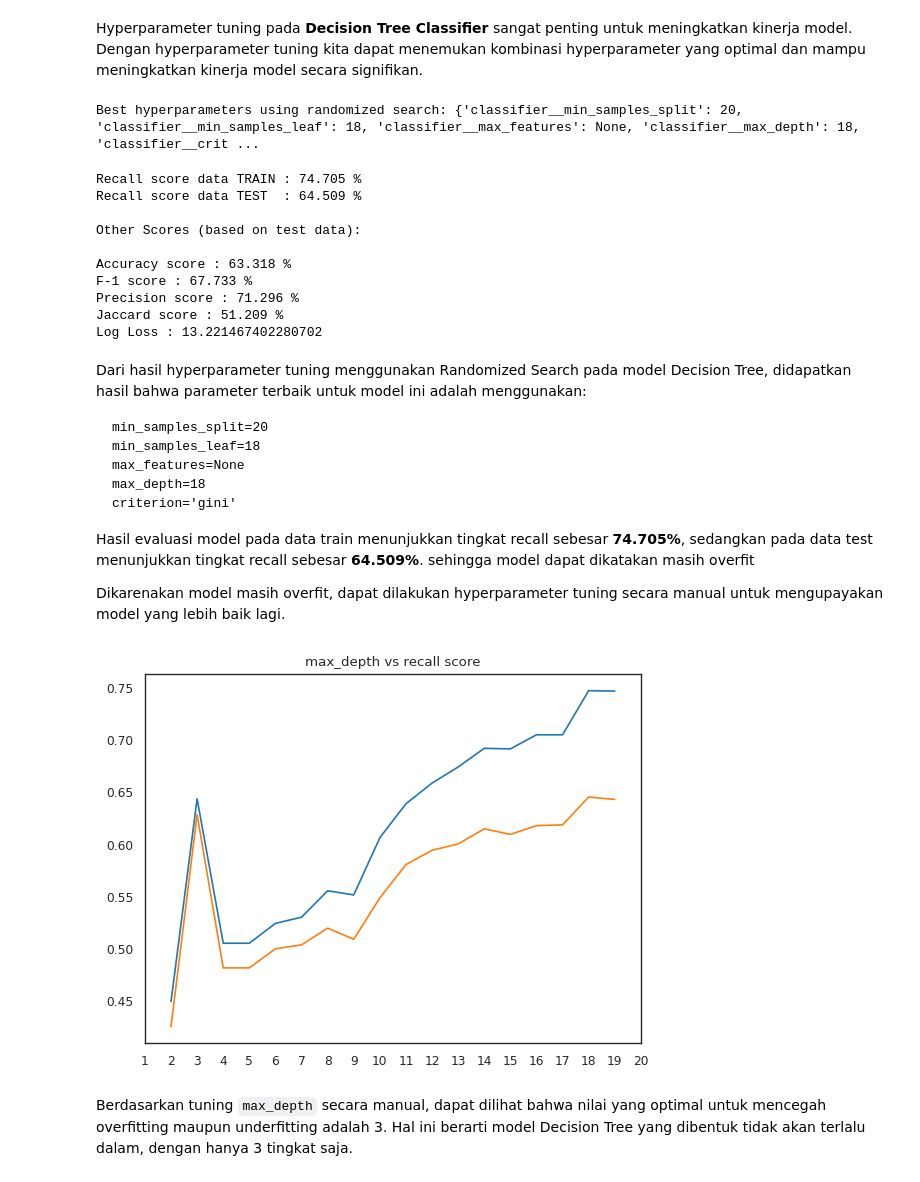
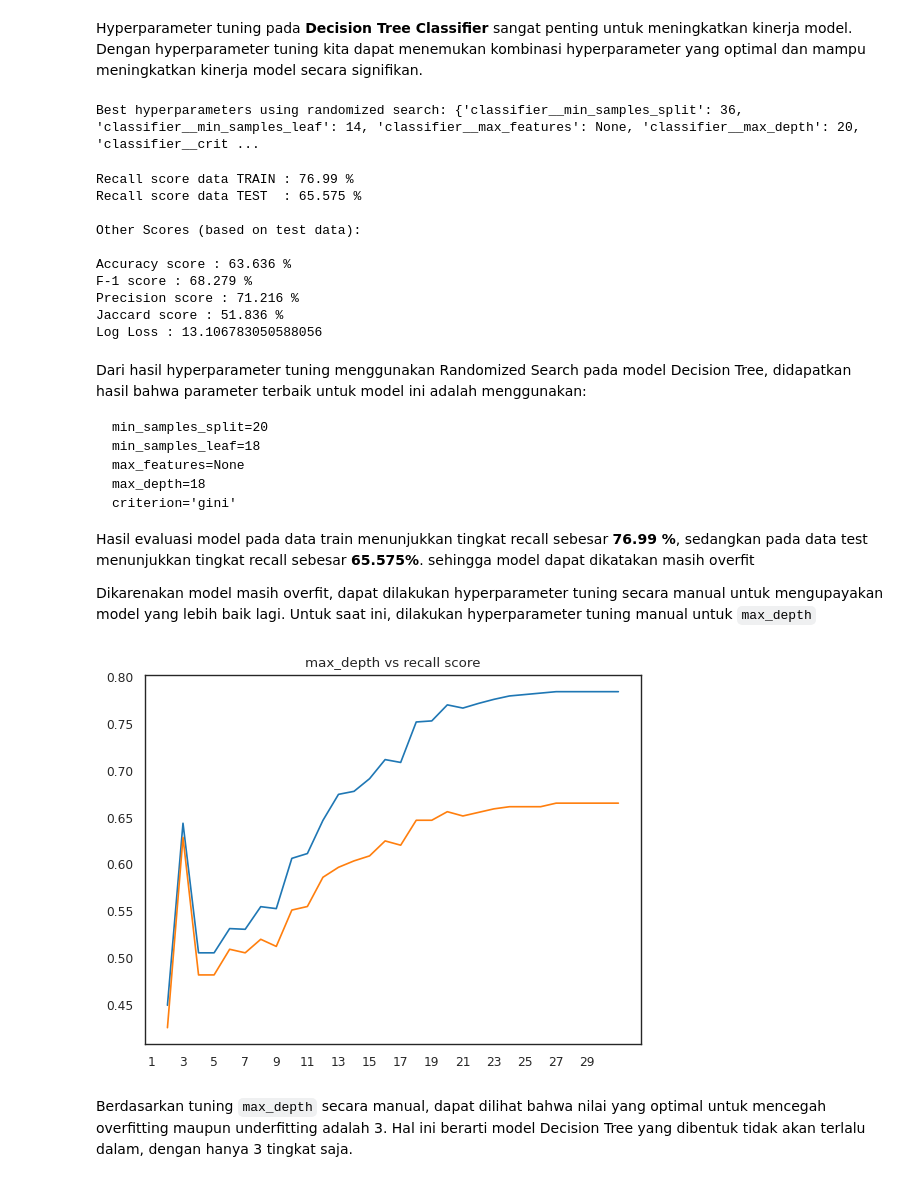
Before and after one commit to uniainiyah/ecommerce-ds, a Jupyter notebook: Final_Project_DS_Rakamin_Batch_31_Kelompok_4_(Cobra).ipynb, the cells around one changed output. Cells and saved outputs as stored; diff of their text form; code cells hidden in the pictures.

Commit message:
added visualization for decision tree model

```diff
--- a/Final_Project_DS_Rakamin_Batch_31_Kelompok_4_(Cobra).ipynb
+++ b/Final_Project_DS_Rakamin_Batch_31_Kelompok_4_(Cobra).ipynb
@@ -1282,25 +1282,24 @@ dtc = Pipeline(
 
 # hyperparameter combinations
 param_grid = {
-
     'classifier__criterion' : ['gini', 'entropy'],
-    'classifier__max_depth' : range(2, 20, 2),
+    'classifier__max_depth' : range(2, 22, 2),
     'classifier__max_features' : ['sqrt', 'log2', None],
-    'classifier__min_samples_split' : range(2, 40, 2),
-    'classifier__min_samples_leaf' : range(2, 20, 2),
+    'classifier__min_samples_split' : range(2, 42, 2),
+    'classifier__min_samples_leaf' : range(2, 22, 2),
 }
 
 # iterate with Randomized Search
-rs = RandomizedSearchCV(dtc, param_grid, n_iter=100, n_jobs=-1, cv=10, scoring='recall', random_state=random_state)
+rs = RandomizedSearchCV(dtc, param_grid, n_iter=200, n_jobs=-1, cv=5, scoring='recall', random_state=random_state)
 rs.fit(x_train_outlier_removed, y_train_outlier_removed)
 
 # print the best hyperparameters
 print('Best hyperparameters using randomized search:', rs.best_params_)
 # %% [output]
-Best hyperparameters using randomized search: {'classifier__min_samples_split': 20, 'classifier__min_samples_leaf': 18, 'classifier__max_features': None, 'classifier__max_depth': 18, 'classifier__crit ...
+Best hyperparameters using randomized search: {'classifier__min_samples_split': 36, 'classifier__min_samples_leaf': 14, 'classifier__max_features': None, 'classifier__max_depth': 20, 'classifier__crit ...
 # %%
 # masukkan hasil dari best_params_ ke dalam classifier baru
-dt_best_clf = DecisionTreeClassifier(random_state=random_state, min_samples_split=20, min_samples_leaf=18, max_features=None, max_depth=18, criterion='gini')
+dt_best_clf = DecisionTreeClassifier(random_state=random_state, min_samples_split=36, min_samples_leaf=14, max_features=None, max_depth=20, criterion='entropy')
 
 # buat pipeline
 dt_best_pipe = Pipeline(
@@ -1331,16 +1330,16 @@ print('Jaccard score :', round(jaccard_score(y_test, y_pred)*100, 3), '%')
 # mengukur perbedaan antara probabilitas aktual dan probabilitas prediksi yang dihitung sebagai logaritma basis 2 dari likelihood
 print('Log Loss :', (log_loss(y_test, y_pred)))
 # %% [output]
-Recall score data TRAIN : 74.705 %
-Recall score data TEST  : 64.509 %
+Recall score data TRAIN : 76.99 %
+Recall score data TEST  : 65.575 %
 
 Other Scores (based on test data):
 
-Accuracy score : 63.318 %
-F-1 score : 67.733 %
-Precision score : 71.296 %
-Jaccard score : 51.209 %
-Log Loss : 13.221467402280702
+Accuracy score : 63.636 %
+F-1 score : 68.279 %
+Precision score : 71.216 %
+Jaccard score : 51.836 %
+Log Loss : 13.106783050588056
 # %% [markdown]
 Dari hasil hyperparameter tuning menggunakan Randomized Search pada model Decision Tree, didapatkan hasil bahwa parameter terbaik untuk model ini adalah menggunakan:
 
@@ -1350,41 +1349,41 @@ Dari hasil hyperparameter tuning menggunakan Randomized Search pada model Decisi
     max_depth=18
     criterion='gini'
 
-Hasil evaluasi model pada data train menunjukkan tingkat recall sebesar **74.705%**, sedangkan pada data test menunjukkan tingkat recall sebesar **64.509%**. sehingga model dapat dikatakan masih overfit
+Hasil evaluasi model pada data train menunjukkan tingkat recall sebesar **76.99 %**, sedangkan pada data test menunjukkan tingkat recall sebesar **65.575%**. sehingga model dapat dikatakan masih overfit
 
-Dikarenakan model masih overfit, dapat dilakukan hyperparameter tuning secara manual untuk mengupayakan model yang lebih baik lagi.
+Dikarenakan model masih overfit, dapat dilakukan hyperparameter tuning secara manual untuk mengupayakan model yang lebih baik lagi. Untuk saat ini, dilakukan hyperparameter tuning manual untuk `max_depth`
 # %%
 # tuning for max_depth hyperparameter
-max_depths = range(2, 20)
+max_depths = range(2, 32)
 recall_train = []
 recall_test = []
 
 for max_depth in max_depths:
-    clf = DecisionTreeClassifier(random_state=random_state, max_depth=max_depth, min_samples_split=20, min_samples_leaf=18, max_features=None, criterion='gini')
+    clf = DecisionTreeClassifier(random_state=random_state, min_samples_split=36, min_samples_leaf=14, max_features=None, max_depth=max_depth, criterion='entropy')
 
     pipe = Pipeline(
         steps = [
             ('preprocessor', preprocessor),
             ('classifier', clf)
         ]
     )
 
     pipe.fit(x_train_outlier_removed, y_train_outlier_removed)
 
     # evaluate model
     y_train_pred = pipe.predict(x_train)
     y_test_pred = pipe.predict(x_test)
 
     recall_train.append(recall_score(y_train, y_train_pred))
     recall_test.append(recall_score(y_test, y_test_pred))
 
 sns.lineplot(x=max_depths, y=recall_train)
 sns.lineplot(x=max_depths, y=recall_test)
-plt.xticks(range(1, 21))
+plt.xticks(range(1, 31, 2))
 plt.title('max_depth vs recall score')
 plt.show()
 # %% [output]
-[figure, old version]
+[figure, new version]
 # %% [markdown]
 Berdasarkan tuning `max_depth` secara manual, dapat dilihat bahwa nilai yang optimal untuk mencegah overfitting maupun underfitting adalah 3. Hal ini berarti model Decision Tree yang dibentuk tidak akan terlalu dalam, dengan hanya 3 tingkat saja.
 # %%
```
Also changed, not shown: parts of 8 cells of this notebook.
